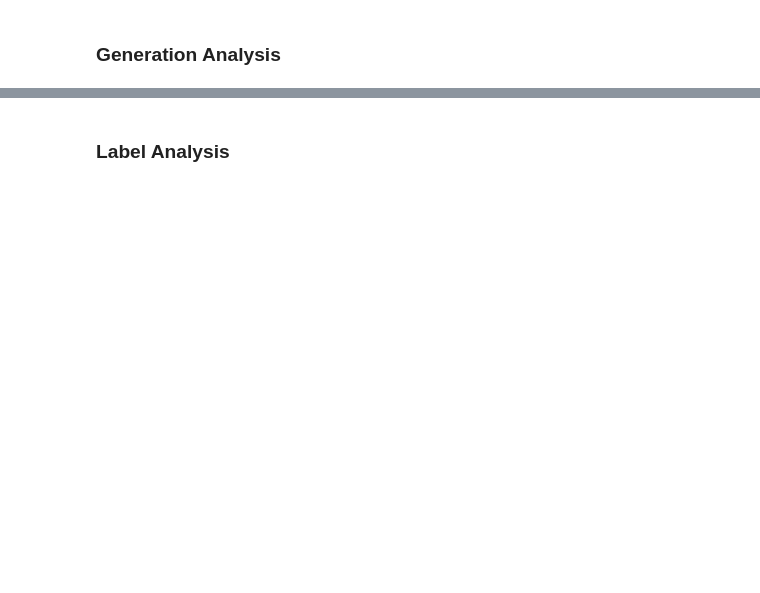
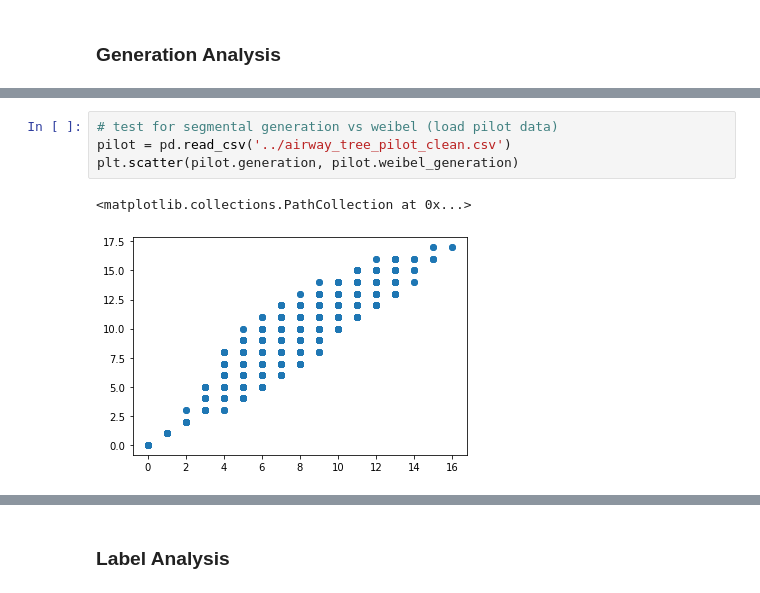
Before and after one commit to s-n-naik/airway_exploration, a Jupyter notebook: pilot_data_exploration.ipynb, the cells around one changed output, grey strips where cells are left out. Saved outputs shown, nothing was run; the diff lists cells and outputs as text; blank space fills up the shorter version.

```diff
--- a/pilot_data_exploration.ipynb
+++ b/pilot_data_exploration.ipynb
@@ -225,0 +185,7 @@ WEIBEL:7.34 \pm 2.27
+# %%
+# test for segmental generation vs weibel (load pilot data)
+pilot = pd.read_csv('../airway_tree_pilot_clean.csv')
+plt.scatter(pilot.generation, pilot.weibel_generation)
+# %% [output]
+<matplotlib.collections.PathCollection at 0x...>
+[figure, added]
```
Also changed, not shown: parts of 43 cells of this notebook.
